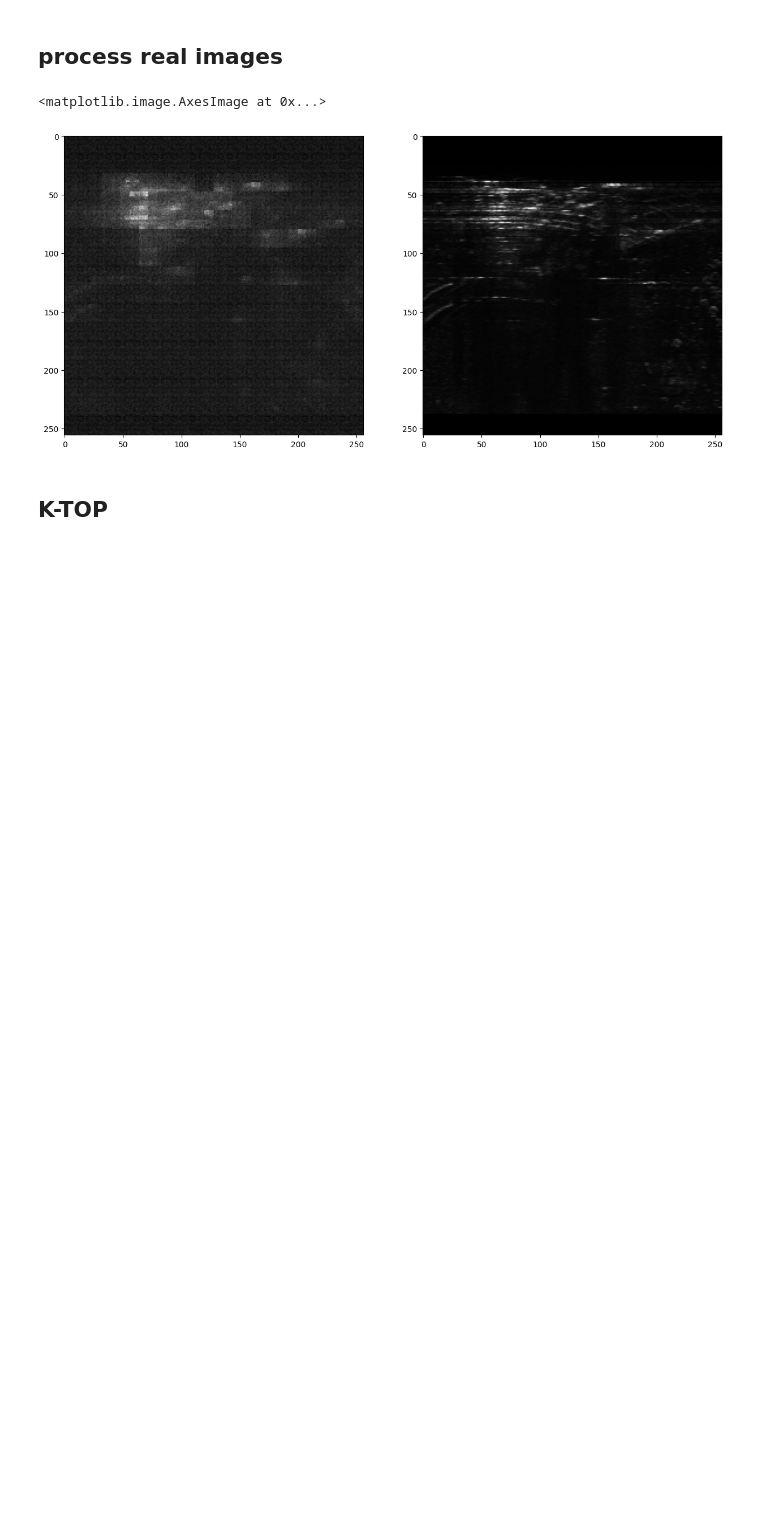
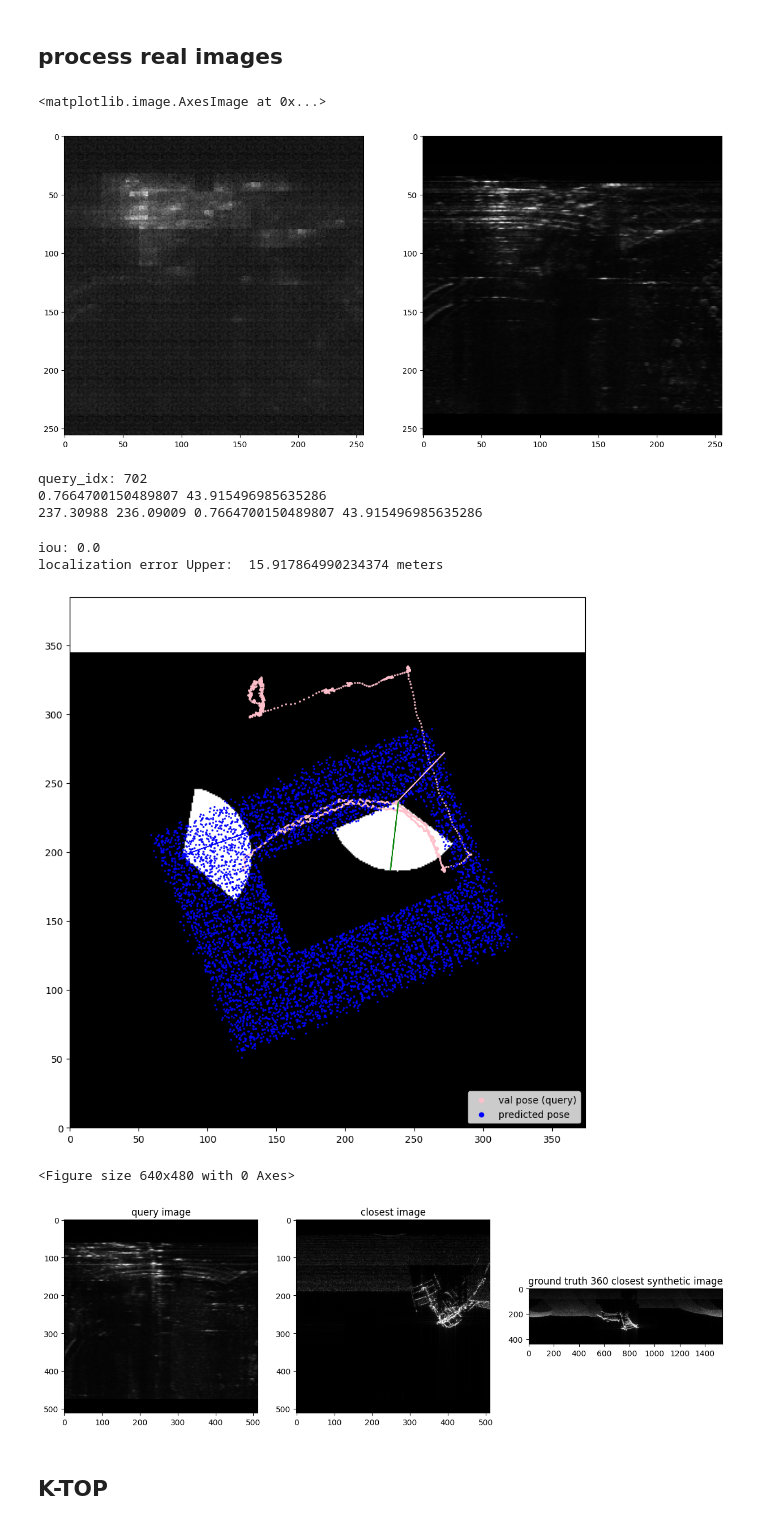
Before and after one commit to Bender97/SonarDescriptor-DF, a Jupyter notebook: SonarDescriptor_method-Copy1.ipynb, the cells around one changed output. Saved outputs shown, nothing was run; the diff lists cells and outputs as text; code cells hidden in the pictures; blank space fills up the shorter version.

```diff
--- a/SonarDescriptor_method-Copy1.ipynb
+++ b/SonarDescriptor_method-Copy1.ipynb
@@ -253,13 +319,13 @@ val_data = SonarDescriptorDatasetFull(datapath2, train_data)
 self.angles_shifts (deg) [-30   0  30]
 self.shifts        (px)  [-128    0  128]
 # %%
-def start_plot(sonar_radius=50):
+def start_plot(sonar_radius=50, figsize = (15,10)):
     global plt
-    plt.figure(figsize = (15,10))
+    plt.figure(figsize=figsize)
 
     ax = plt.gca()
-    ax.set_xlim([0, train_data.poses[:train_data.synth, 0].max()+sonar_radius])
-    ax.set_ylim([0, train_data.poses[:train_data.synth, 1].max()+sonar_radius])
+    ax.set_xlim([0, train_data.poses[:, 0].max()+sonar_radius])
+    ax.set_ylim([0, train_data.poses[:, 1].max()+sonar_radius])
 
 def plot_synth_poses_train(td, color="blue"):
     global plt
@@ -837,7 +903,7 @@ def computeAverageMetricError(pred_indices, gt_indices, train_data, k=1):
 # %% [markdown]
 ### Train epochs
 # %%
-for epoch in range(0, 15):
+for epoch in range(0, 25):
 
     ## train
     train_data.apply_random_rot = True
@@ -870,7 +936,7 @@ for epoch in range(0, 15):
         scheduler.step()
         # break
 
-    save_state(epoch, net, f"titan_models_overlap_3/epoch_{str(epoch).zfill(2)}.pth")
+    save_state(epoch, net, f"correct_model_0/epoch_{str(epoch).zfill(2)}.pth")
 
     # ### val
 
@@ -1045,3 +1110,25 @@ axarr[1].imshow(q_image.numpy()[0, :, :], cmap='gray')
 # %% [output]
 <matplotlib.image.AxesImage at 0x...>
 [figure]
+# %%
+
+def parse_real_pose(pose):
+    x, y, Y = np.array(pose, copy=True)
+    Y %= 2*np.pi
+    Y_deg = Y * 180 / math.pi
+    print(Y, Y_deg)
+    return x, y, Y, Y_deg
+# %%
+
+def scatter_point(x, y, color, label=None):
+    global plt
+    if label is None:
+        plt.scatter(x, y, c=color, s = 20.51)
+    else:
+        plt.scatter(x, y, c=color, s = 20.51, label=label)
+
+
+def scatter_orientation(x, y, Y, color, rad=50):
+    global plt
+    dy, dx = rad*math.cos(Y), rad*math.sin(Y)
+    plt.arrow(x, y, dx, dy, color=color)
@@ -1048,3 +1199,17 @@ axarr[1].imshow(q_image.numpy()[0, :, :], cmap='gray')
+# %%
+query_idx = random.randint(700, 710)
+# query_idx=300
+print("query_idx:", query_idx)
+process_real(query_idx, net, train_data, real_data)
+# %% [output]
+query_idx: 702
+0.7664700150489807 43.915496985635286
+237.30988 236.09009 0.7664700150489807 43.915496985635286
+iou: 0.0
+localization error Upper:  15.917864990234374 meters
+[figure, added]
+<Figure size 640x480 with 0 Axes>
+[figure, added]
 # %% [markdown]
 ## K-TOP
 # %%
```
Also changed, not shown: parts of 9 cells of this notebook.
